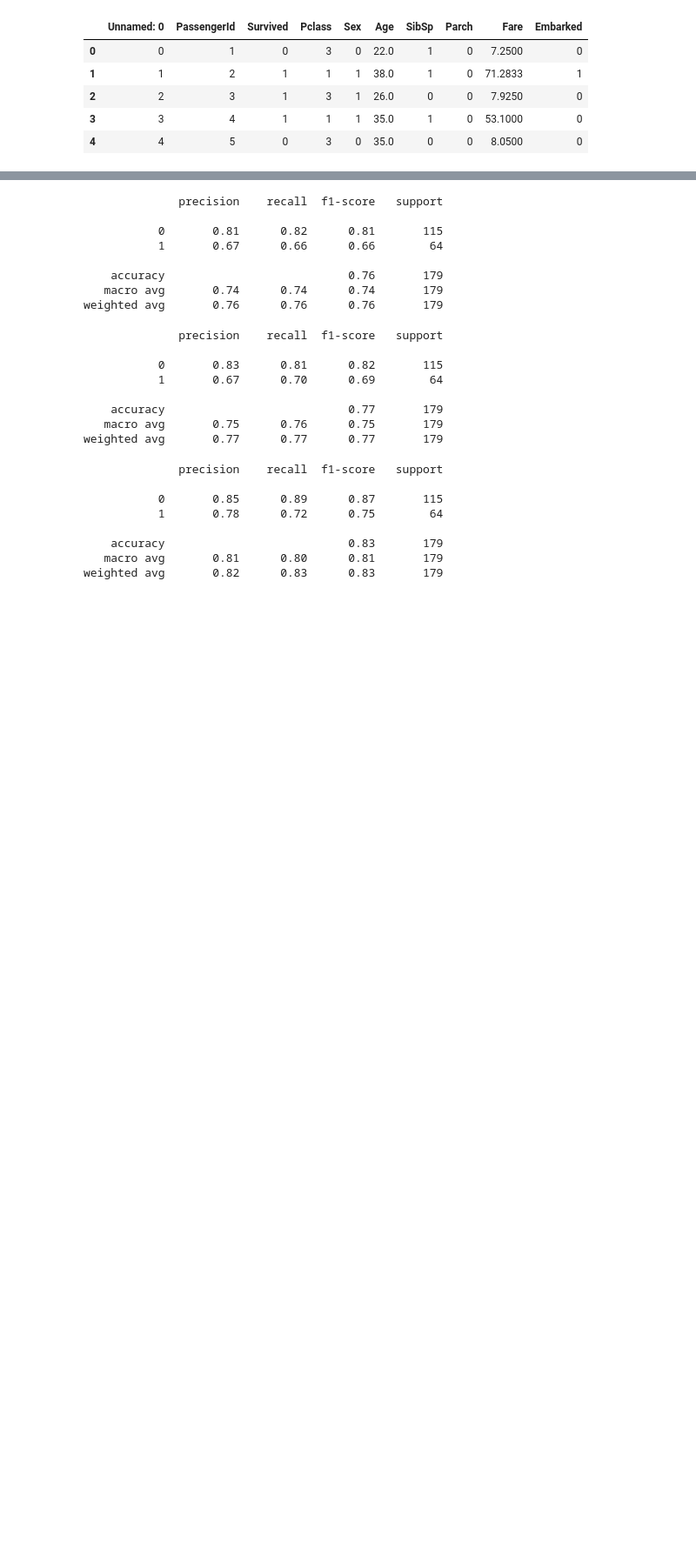
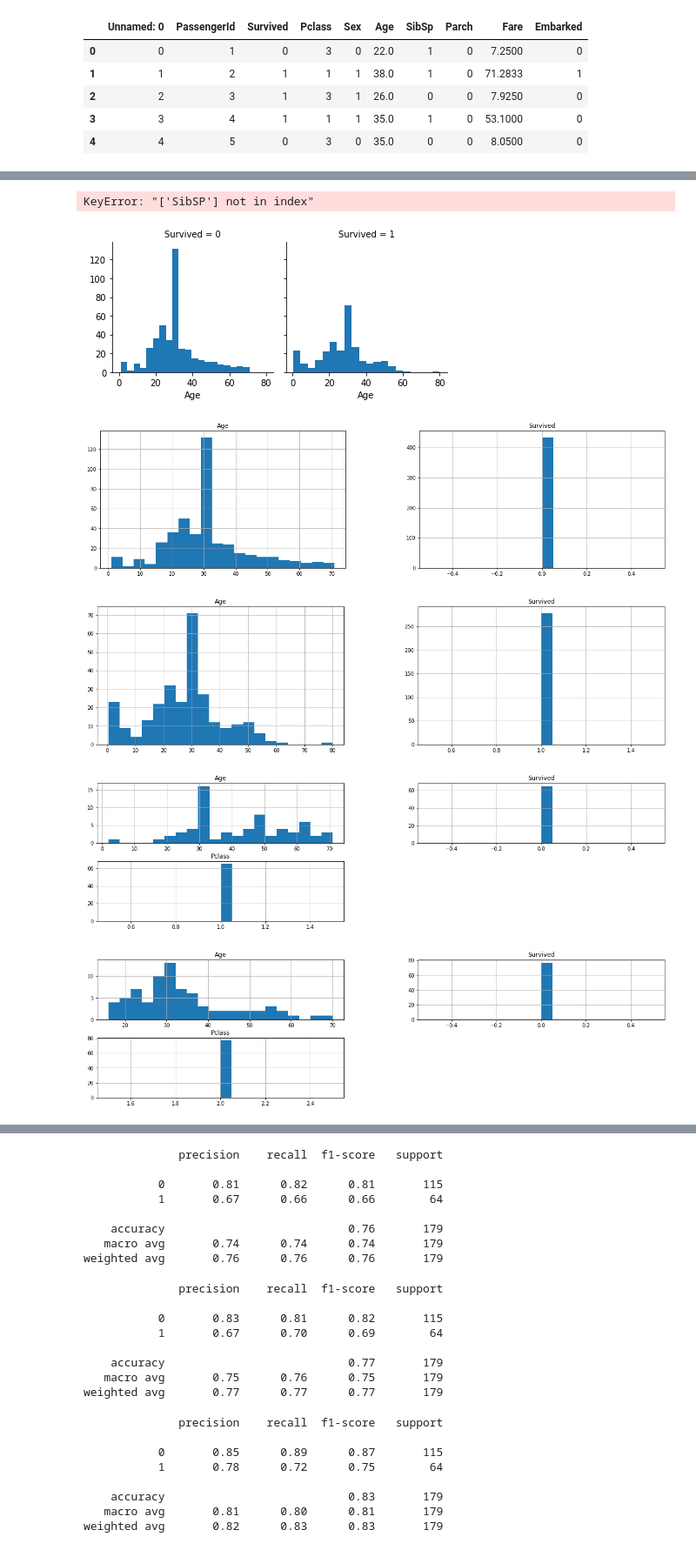
Before and after one commit to Kyohei-us/ECS171_Titanic_Survival_Project, a Jupyter notebook: machine_learning_algorithm.ipynb, the cells around one changed output, grey strips where cells are left out. Shown: that part at 87% size. Cells and saved outputs as stored; diff of their text form; code cells hidden in the pictures; blank space fills up the shorter version.

Commit message:
data exploration

```diff
--- a/machine_learning_algorithm.ipynb
+++ b/machine_learning_algorithm.ipynb
@@ -1,10 +1,18 @@
 # %%
-# load data
+# load data and imports
 import pandas as pd
+import seaborn as sbn
+from sklearn.model_selection import train_test_split
 
 clean_titanic_df = pd.read_csv('preprocessed_titanic.csv')
 
 clean_titanic_df = clean_titanic_df.drop(columns=['Name'])
+
+train, test= train_test_split(clean_titanic_df,random_state=23, test_size = 0.2)
+
+X_train, y_train = train.drop(columns=['Survived']), train['Survived']
+X_test, y_test = test.drop(columns=['Survived']), test['Survived']
+
 clean_titanic_df.head()
 # %% [output]
 |  | Unnamed: 0 | PassengerId | Survived | Pclass | Sex | Age | SibSp | Parch | Fare | Embarked |
@@ -13,3 +21,67 @@ clean_titanic_df.head()
 | 2 | 2 | 3 | 1 | 3 | 1 | 26.0 | 0 | 0 | 7.9250 | 0 |
 | 3 | 3 | 4 | 1 | 1 | 1 | 35.0 | 1 | 0 | 53.1000 | 0 |
 | 4 | 4 | 5 | 0 | 3 | 0 | 35.0 | 0 | 0 | 8.0500 | 0 |
+# %%
+"""""
+First visualize the data to look for correlation or other patterns
+"""""
+
+# check correlation between pairs of features. We are gonna see the average of people who survived by category for each categoric feature
+
+survived_class = train[['Pclass', 'Survived']].groupby(['Pclass'], as_index=False).mean().sort_values(by='Survived', ascending=False)
+print(survived_class)
+
+survived_sex = train[['Sex', 'Survived']].groupby(['Sex'], as_index = False).mean().sort_values(by='Sex')
+print(survived_sex)
+
+survived_embarked = train[['Embarked', 'Survived']].groupby(['Embarked'], as_index=False).mean().sort_values(by='Embarked')
+print(survived_embarked)
+
+# using histograms to visualize correlation between numerical data and survival
+graph = sbn.FacetGrid(train, col = 'Survived')
+graph.map(plt.hist, 'Age', bins = 20)
+
+survived = train[train['Survived'] == 1]
+not_survived = train[train['Survived'] == 0]
+
+# correlating age with survival
+train[['Age', 'Survived']].groupby('Survived').hist(bins=20, figsize = (20, 5))
+
+# correlating age and class with survival
+train[['Age', 'Survived', 'Pclass']].groupby(['Survived', 'Pclass']).hist(bins=20, figsize = (20, 5))
+
+# correlating fare with survival
+train[['Fare', 'Survived']].groupby(['Survived']).hist(bins=10, figsize = (20, 5))
+
+# correlating fare with survival
+train[['Parch', 'Survived']].groupby(['Survived']).hist(bins=10, figsize = (20, 5))
+
+train[['SibSP', 'Survived']].groupby(['Survived']).hist(bins=10, figsize = (20, 5))
+
+"""""
+Insights and further adjustemnts to the data:
+
+    Survival is correlated to age, fare, class, and sex.
+
+    based on the the histograms below:
+
+        - people who did not survive were mainly around 30 years old and older.
+
+        - people who did survive were 30 years old and younger. There is special density in the group of age<5.
+
+        - Most people who belonged to the first class survived
+
+        - most people who belonged to the third class did not survive
+
+        - most people who did not survive did not pay a fare over 50 dollars
+
+    possible data tunning:
+
+        - consider turning age into categorical data
+
+        - combine SibSp and Parch into one column. Possibily turn it into a binary category of family and no family
+
+        -
+
+"""""
+# %% [output]
@@ -15,0 +99,6 @@ clean_titanic_df.head()
+KeyError: "['SibSP'] not in index"
+[figure, added]
+[figure, added]
+[figure, added]
+[figure, added]
+[figure, added]
```
Also changed, not shown: parts of 3 cells of this notebook.
